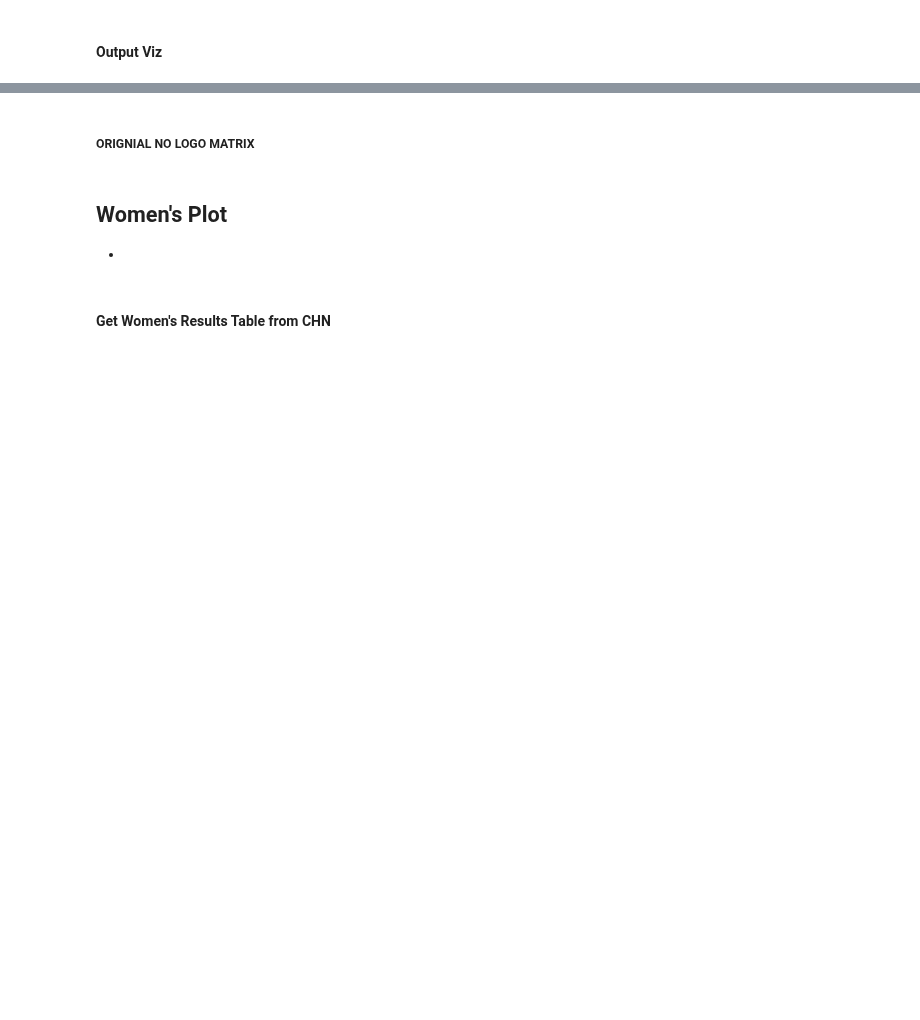
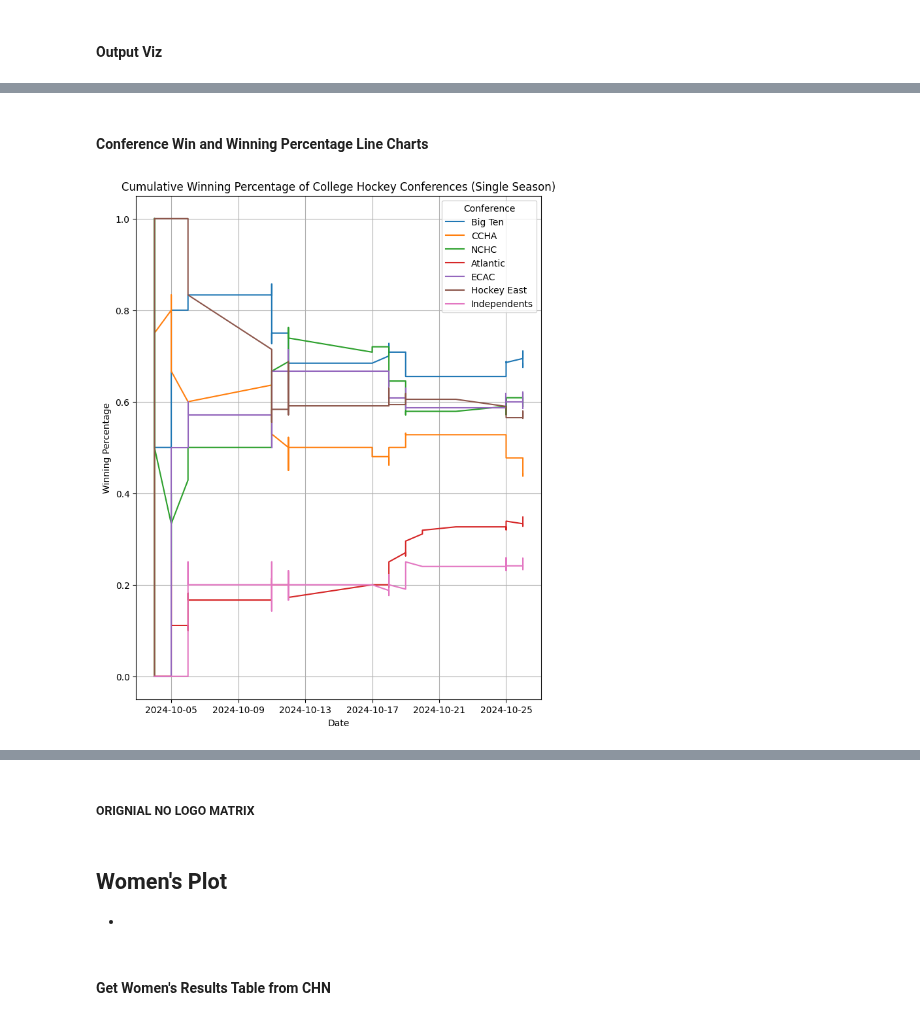
Before and after one commit to JSmith1826/college_hockey_2425, a Jupyter notebook: workbook/conference_heatmap.ipynb, the cells around one changed output, grey strips where cells are left out. Cells and saved outputs as stored; diff of their text form; code cells hidden in the pictures; blank space fills up the shorter version.

```diff
--- a/workbook/conference_heatmap.ipynb
+++ b/workbook/conference_heatmap.ipynb
@@ -717,0 +800,66 @@ plt.show()
+# %% [markdown]
+#### Conference Win and Winning Percentage Line Charts
+# %%
+# Rename Results Table to df
+df = completed_games_df
+
+# Preprocessing: Determine the winner for each game
+def determine_winner(row):
+    if row['Home_Score'] > row['Away_Score']:
+        return row['Home_Conference'], row['Away_Conference']
+    else:
+        return row['Away_Conference'], row['Home_Conference']
+
+df[['Winning_Conference', 'Losing_Conference']] = df.apply(determine_winner, axis=1, result_type='expand')
+
+# Convert 'Date' column to datetime format and sort the data by date
+df['Date'] = pd.to_datetime(df['Date'])
+df = df.sort_values(by='Date')
+
+# Initialize dictionaries to track wins and games played over time
+conference_stats = {}
+for conference in pd.unique(df[['Home_Conference', 'Away_Conference']].values.ravel()):
+    conference_stats[conference] = {'Wins': 0, 'Games': 0}
+
+# Create a DataFrame to store cumulative winning percentage over time
+winning_percentage_data = []
+
+# Calculate cumulative wins and games played for each date and conference
+for _, row in df.iterrows():
+    winning_conference = row['Winning_Conference']
+    losing_conference = row['Losing_Conference']
+    game_date = row['Date']
+
+    # Update wins and games played
+    conference_stats[winning_conference]['Wins'] += 1
+    conference_stats[winning_conference]['Games'] += 1
+    conference_stats[losing_conference]['Games'] += 1
+
+    # Record the cumulative winning percentage for all conferences at this date
+    for conf, stats in conference_stats.items():
+        wins, games = stats['Wins'], stats['Games']
+        win_pct = wins / games if games > 0 else 0
+        winning_percentage_data.append({'Date': game_date, 'Conference': conf, 'Win_Pct': win_pct})
+
+# Convert the data into a DataFrame for plotting
+win_pct_df = pd.DataFrame(winning_percentage_data)
+
+# Plotting the line chart
+plt.figure(figsize=set_fig_size)  # Set the figure size
+
+# Plot a line for each conference
+for conference in win_pct_df['Conference'].unique():
+    conference_data = win_pct_df[win_pct_df['Conference'] == conference]
+    plt.plot(conference_data['Date'], conference_data['Win_Pct'], label=conference)
+
+# Chart settings
+plt.title("Cumulative Winning Percentage of College Hockey Conferences (Single Season)")
+plt.xlabel("Date")
+plt.ylabel("Winning Percentage")
+plt.legend(title="Conference")
+plt.grid(True)
+
+# Display the plot
+plt.show()
+# %% [output]
+[figure, added]
```
Also changed, not shown: parts of 16 cells of this notebook, 35 other files.
